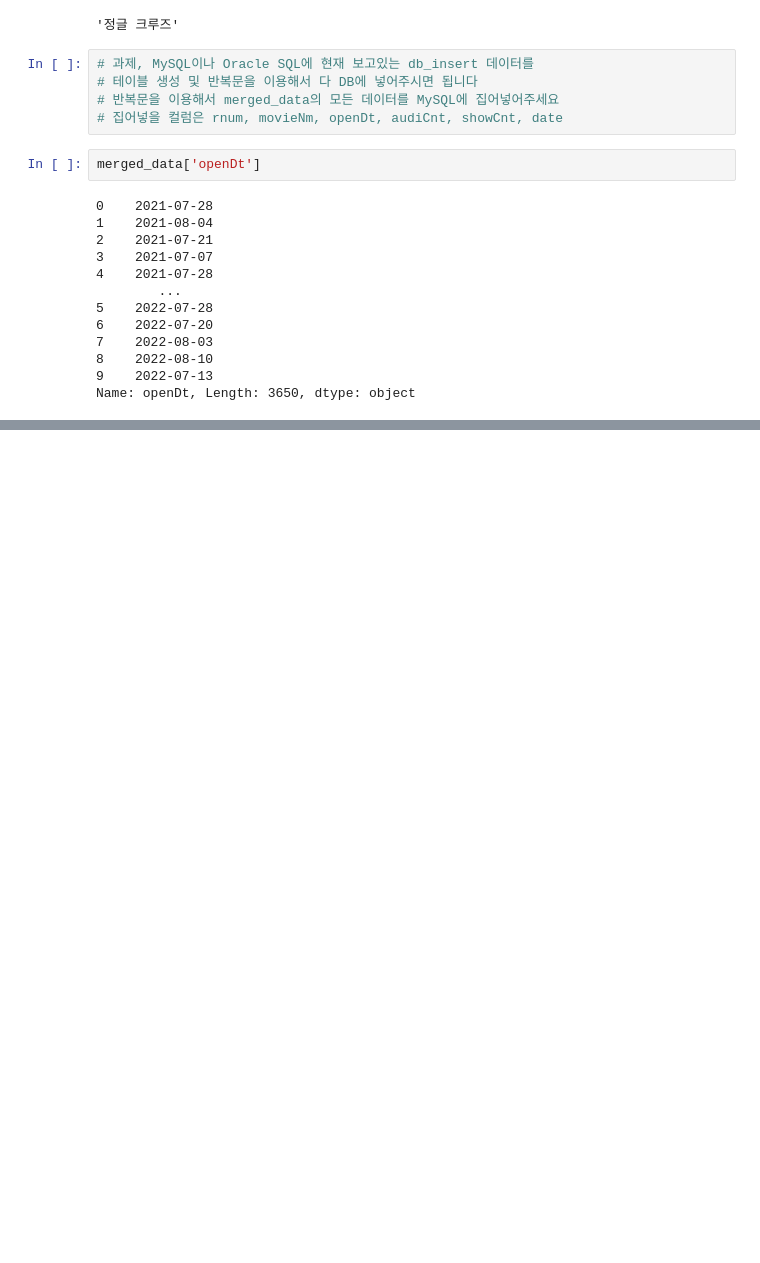
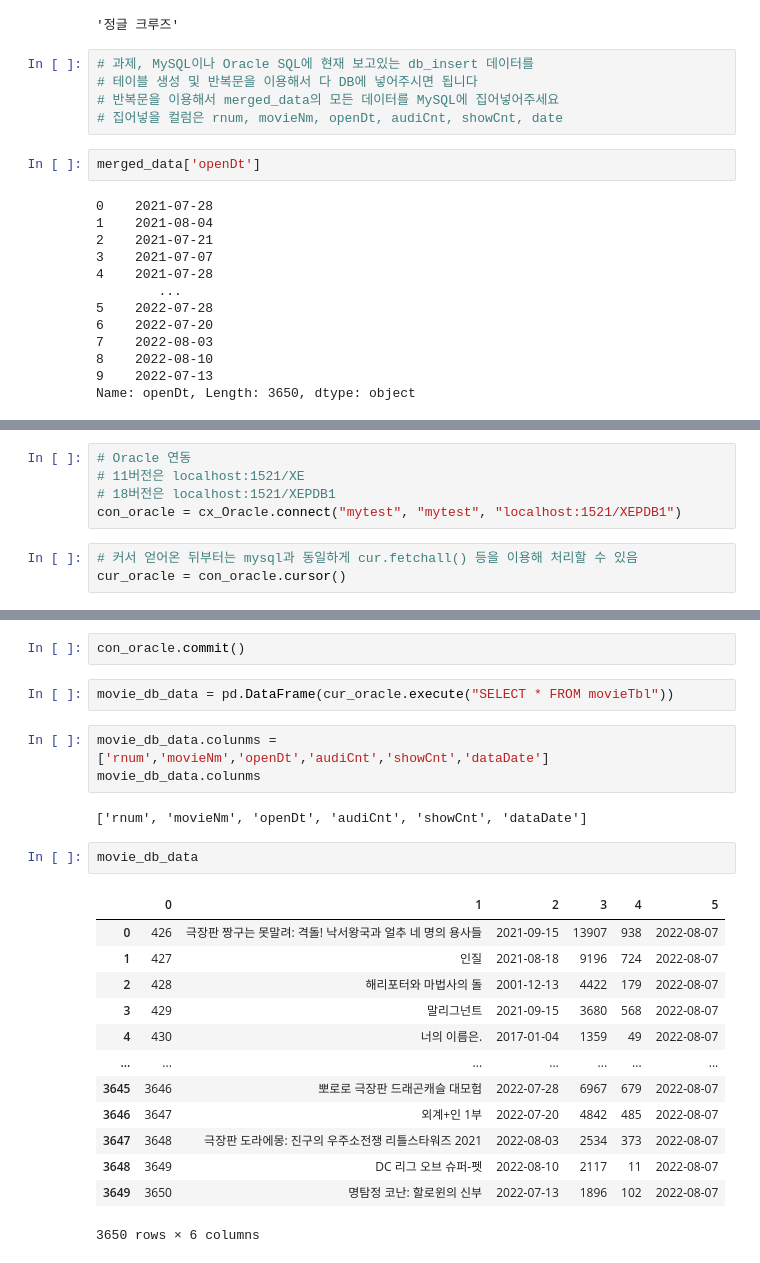
Before and after one commit to Andante8989/python, a Jupyter notebook: 데이터 수집 파이프라인/영진위 데이터 크롤링.ipynb, the cells around one changed output, grey strips where cells are left out. Cells and saved outputs as stored; diff of their text form; blank space fills up the shorter version.

```diff
--- a/데이터 수집 파이프라인/영진위 데이터 크롤링.ipynb
+++ b/데이터 수집 파이프라인/영진위 데이터 크롤링.ipynb
@@ -453,0 +549,8 @@ KeyError: 0
+# %%
+# Oracle 연동
+# 11버전은 localhost:1521/XE
+# 18버전은 localhost:1521/XEPDB1
+con_oracle = cx_Oracle.connect("mytest", "mytest", "localhost:1521/XEPDB1")
+# %%
+# 커서 얻어온 뒤부터는 mysql과 동일하게 cur.fetchall() 등을 이용해 처리할 수 있음
+cur_oracle = con_oracle.cursor()
@@ -453,0 +567,25 @@ KeyError: 0
+# %%
+con_oracle.commit()
+# %%
+movie_db_data = pd.DataFrame(cur_oracle.execute("SELECT * FROM movieTbl"))
+# %%
+movie_db_data.colunms = ['rnum','movieNm','openDt','audiCnt','showCnt','dataDate']
+movie_db_data.colunms
+# %% [output]
+['rnum', 'movieNm', 'openDt', 'audiCnt', 'showCnt', 'dataDate']
+# %%
+movie_db_data
+# %% [output]
+|  | 0 | 1 | 2 | 3 | 4 | 5 |
+| 0 | 426 | 극장판 짱구는 못말려: 격돌! 낙서왕국과 얼추 네 명의 용사들 | 2021-09-15 | 13907 | 938 | 2022-08-07 |
+| 1 | 427 | 인질 | 2021-08-18 | 9196 | 724 | 2022-08-07 |
+| 2 | 428 | 해리포터와 마법사의 돌 | 2001-12-13 | 4422 | 179 | 2022-08-07 |
+| 3 | 429 | 말리그넌트 | 2021-09-15 | 3680 | 568 | 2022-08-07 |
+| 4 | 430 | 너의 이름은. | 2017-01-04 | 1359 | 49 | 2022-08-07 |
+| ... | ... | ... | ... | ... | ... | ... |
+| 3645 | 3646 | 뽀로로 극장판 드래곤캐슬 대모험 | 2022-07-28 | 6967 | 679 | 2022-08-07 |
+| 3646 | 3647 | 외계+인 1부 | 2022-07-20 | 4842 | 485 | 2022-08-07 |
+| 3647 | 3648 | 극장판 도라에몽: 진구의 우주소전쟁 리틀스타워즈 2021 | 2022-08-03 | 2534 | 373 | 2022-08-07 |
+| 3648 | 3649 | DC 리그 오브 슈퍼-펫 | 2022-08-10 | 2117 | 11 | 2022-08-07 |
+| 3649 | 3650 | 명탐정 코난: 할로윈의 신부 | 2022-07-13 | 1896 | 102 | 2022-08-07 |
+3650 rows × 6 columns
```
Also changed, not shown: parts of 31 cells of this notebook, 2 other files.
